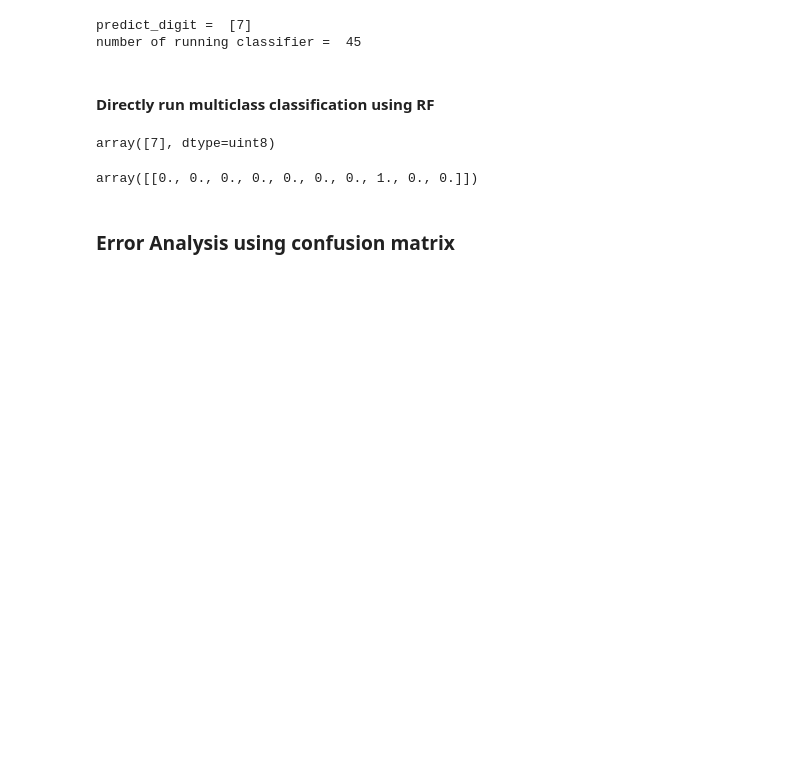
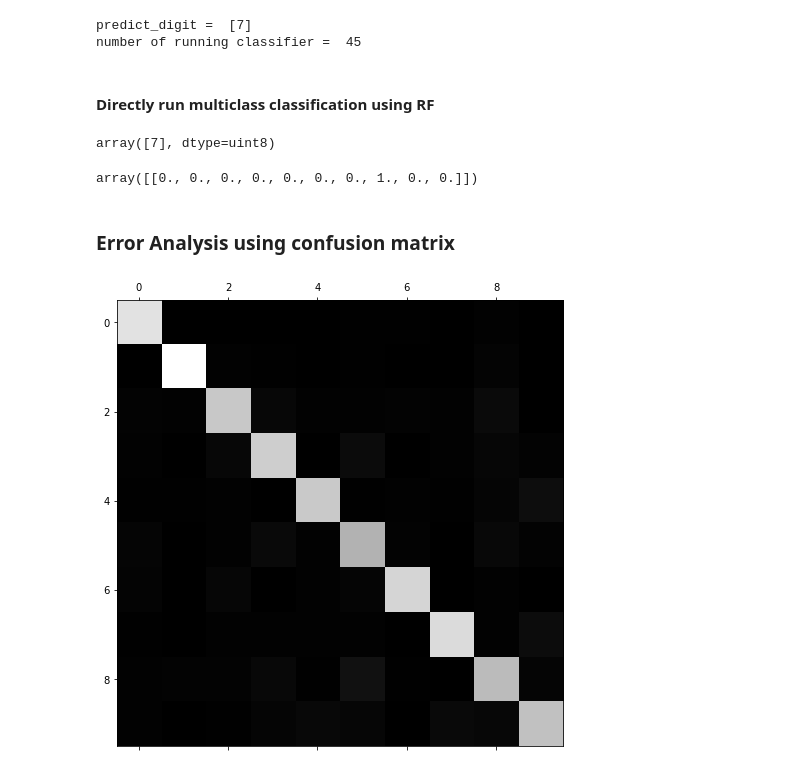
Before and after one commit to tuan-trankcc/classification, a Jupyter notebook: classification.ipynb, the cells around one changed output. Saved outputs shown, nothing was run; the diff lists cells and outputs as text; code cells hidden in the pictures; blank space fills up the shorter version.

```diff
--- a/classification.ipynb
+++ b/classification.ipynb
@@ -405,7 +412,11 @@ y_train_predict = cross_val_predict(sgd_clf,
 confusion_mx = confusion_matrix(y_train,
                                 y_train_predict)
 # %%
+matfig = plt.figure(figsize=(8, 8))
 plt.matshow(confusion_mx,
-            cmap=plt.cm.gray)
+            cmap=plt.cm.gray,
+            fignum=matfig.number)
 plt.show()
+# %% [output]
+[figure, added]
 # %%
```
Also changed, not shown: parts of 17 cells of this notebook.
